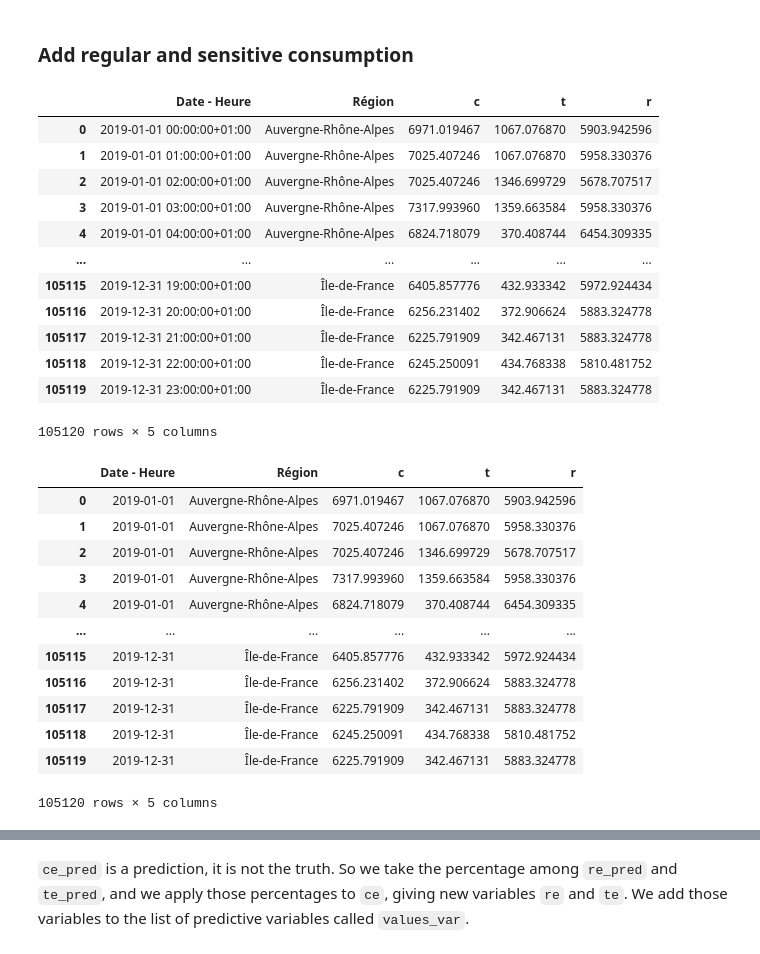
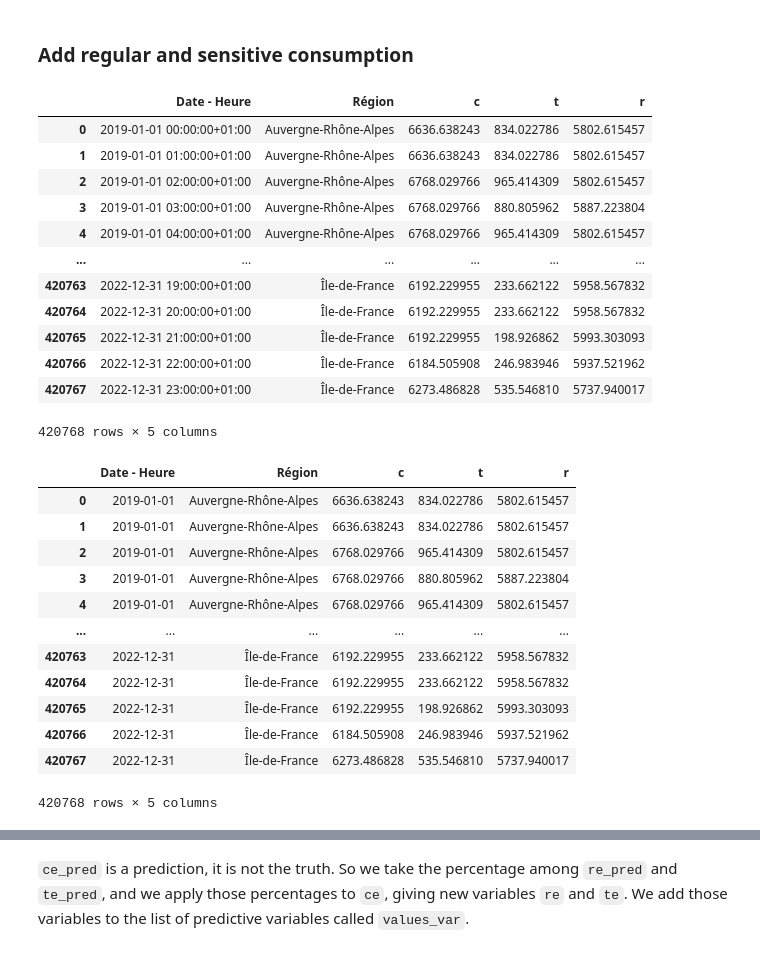
Before and after one commit to sami6mz/EnergyDisaggregation, a Jupyter notebook: carbon_data_processing.ipynb, the cells around one changed output, grey strips where cells are left out. Cells and saved outputs as stored; diff of their text form; code cells hidden in the pictures.

```diff
--- a/carbon_data_processing.ipynb
+++ b/carbon_data_processing.ipynb
@@ -379,22 +381,22 @@ df_y
 ### Add regular and sensitive consumption
 # %%
 # Import data
-df_conso = pd.read_csv("../Data/ctr_regions_2019.csv",sep=",")
+df_conso = pd.read_csv("../Data/ctr_regions_2022.csv",sep=",")
 df_conso
 # %% [output]
 |  | Date - Heure | Région | c | t | r |
-| 0 | 2019-01-01 00:00:00+01:00 | Auvergne-Rhône-Alpes | 6971.019467 | 1067.076870 | 5903.942596 |
-| 1 | 2019-01-01 01:00:00+01:00 | Auvergne-Rhône-Alpes | 7025.407246 | 1067.076870 | 5958.330376 |
-| 2 | 2019-01-01 02:00:00+01:00 | Auvergne-Rhône-Alpes | 7025.407246 | 1346.699729 | 5678.707517 |
-| 3 | 2019-01-01 03:00:00+01:00 | Auvergne-Rhône-Alpes | 7317.993960 | 1359.663584 | 5958.330376 |
-| 4 | 2019-01-01 04:00:00+01:00 | Auvergne-Rhône-Alpes | 6824.718079 | 370.408744 | 6454.309335 |
+| 0 | 2019-01-01 00:00:00+01:00 | Auvergne-Rhône-Alpes | 6636.638243 | 834.022786 | 5802.615457 |
+| 1 | 2019-01-01 01:00:00+01:00 | Auvergne-Rhône-Alpes | 6636.638243 | 834.022786 | 5802.615457 |
+| 2 | 2019-01-01 02:00:00+01:00 | Auvergne-Rhône-Alpes | 6768.029766 | 965.414309 | 5802.615457 |
+| 3 | 2019-01-01 03:00:00+01:00 | Auvergne-Rhône-Alpes | 6768.029766 | 880.805962 | 5887.223804 |
+| 4 | 2019-01-01 04:00:00+01:00 | Auvergne-Rhône-Alpes | 6768.029766 | 965.414309 | 5802.615457 |
 | ... | ... | ... | ... | ... | ... |
-| 105115 | 2019-12-31 19:00:00+01:00 | Île-de-France | 6405.857776 | 432.933342 | 5972.924434 |
-| 105116 | 2019-12-31 20:00:00+01:00 | Île-de-France | 6256.231402 | 372.906624 | 5883.324778 |
-| 105117 | 2019-12-31 21:00:00+01:00 | Île-de-France | 6225.791909 | 342.467131 | 5883.324778 |
-| 105118 | 2019-12-31 22:00:00+01:00 | Île-de-France | 6245.250091 | 434.768338 | 5810.481752 |
-| 105119 | 2019-12-31 23:00:00+01:00 | Île-de-France | 6225.791909 | 342.467131 | 5883.324778 |
+| 420763 | 2022-12-31 19:00:00+01:00 | Île-de-France | 6192.229955 | 233.662122 | 5958.567832 |
+| 420764 | 2022-12-31 20:00:00+01:00 | Île-de-France | 6192.229955 | 233.662122 | 5958.567832 |
+| 420765 | 2022-12-31 21:00:00+01:00 | Île-de-France | 6192.229955 | 198.926862 | 5993.303093 |
+| 420766 | 2022-12-31 22:00:00+01:00 | Île-de-France | 6184.505908 | 246.983946 | 5937.521962 |
+| 420767 | 2022-12-31 23:00:00+01:00 | Île-de-France | 6273.486828 | 535.546810 | 5737.940017 |
-105120 rows × 5 columns
+420768 rows × 5 columns
 # %%
 # We truncate "Date - Heure" so that we only keep the Date
 var = "Date - Heure"
@@ -405,16 +407,16 @@ df_conso[var] = date_truncated
 df_conso
 # %% [output]
 |  | Date - Heure | Région | c | t | r |
-| 0 | 2019-01-01 | Auvergne-Rhône-Alpes | 6971.019467 | 1067.076870 | 5903.942596 |
-| 1 | 2019-01-01 | Auvergne-Rhône-Alpes | 7025.407246 | 1067.076870 | 5958.330376 |
-| 2 | 2019-01-01 | Auvergne-Rhône-Alpes | 7025.407246 | 1346.699729 | 5678.707517 |
-| 3 | 2019-01-01 | Auvergne-Rhône-Alpes | 7317.993960 | 1359.663584 | 5958.330376 |
-| 4 | 2019-01-01 | Auvergne-Rhône-Alpes | 6824.718079 | 370.408744 | 6454.309335 |
+| 0 | 2019-01-01 | Auvergne-Rhône-Alpes | 6636.638243 | 834.022786 | 5802.615457 |
+| 1 | 2019-01-01 | Auvergne-Rhône-Alpes | 6636.638243 | 834.022786 | 5802.615457 |
+| 2 | 2019-01-01 | Auvergne-Rhône-Alpes | 6768.029766 | 965.414309 | 5802.615457 |
+| 3 | 2019-01-01 | Auvergne-Rhône-Alpes | 6768.029766 | 880.805962 | 5887.223804 |
+| 4 | 2019-01-01 | Auvergne-Rhône-Alpes | 6768.029766 | 965.414309 | 5802.615457 |
 | ... | ... | ... | ... | ... | ... |
-| 105115 | 2019-12-31 | Île-de-France | 6405.857776 | 432.933342 | 5972.924434 |
-| 105116 | 2019-12-31 | Île-de-France | 6256.231402 | 372.906624 | 5883.324778 |
-| 105117 | 2019-12-31 | Île-de-France | 6225.791909 | 342.467131 | 5883.324778 |
-| 105118 | 2019-12-31 | Île-de-France | 6245.250091 | 434.768338 | 5810.481752 |
-| 105119 | 2019-12-31 | Île-de-France | 6225.791909 | 342.467131 | 5883.324778 |
+| 420763 | 2022-12-31 | Île-de-France | 6192.229955 | 233.662122 | 5958.567832 |
+| 420764 | 2022-12-31 | Île-de-France | 6192.229955 | 233.662122 | 5958.567832 |
+| 420765 | 2022-12-31 | Île-de-France | 6192.229955 | 198.926862 | 5993.303093 |
+| 420766 | 2022-12-31 | Île-de-France | 6184.505908 | 246.983946 | 5937.521962 |
+| 420767 | 2022-12-31 | Île-de-France | 6273.486828 | 535.546810 | 5737.940017 |
-105120 rows × 5 columns
+420768 rows × 5 columns
 # %%
```
Also changed, not shown: parts of 15 cells of this notebook, 2 other files.
